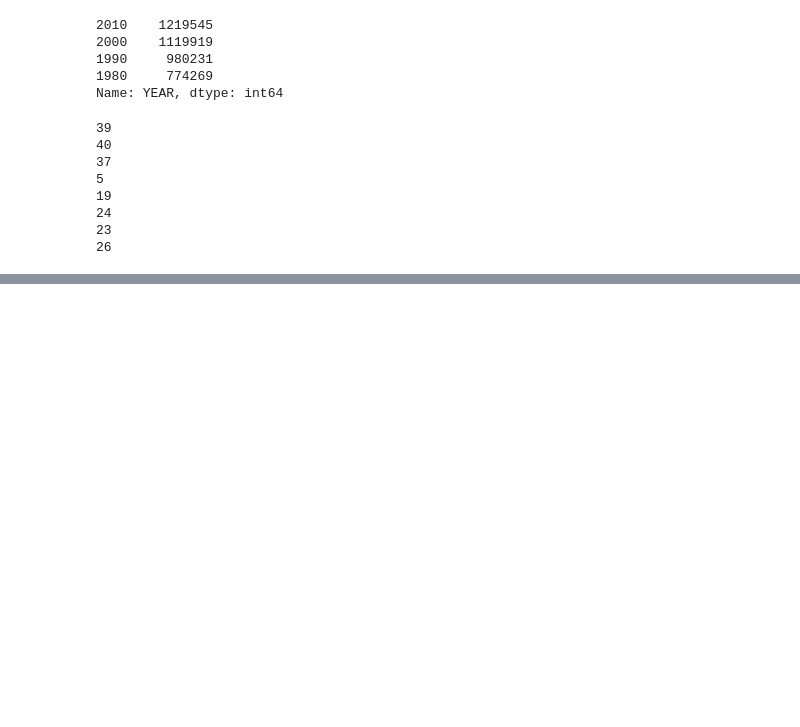
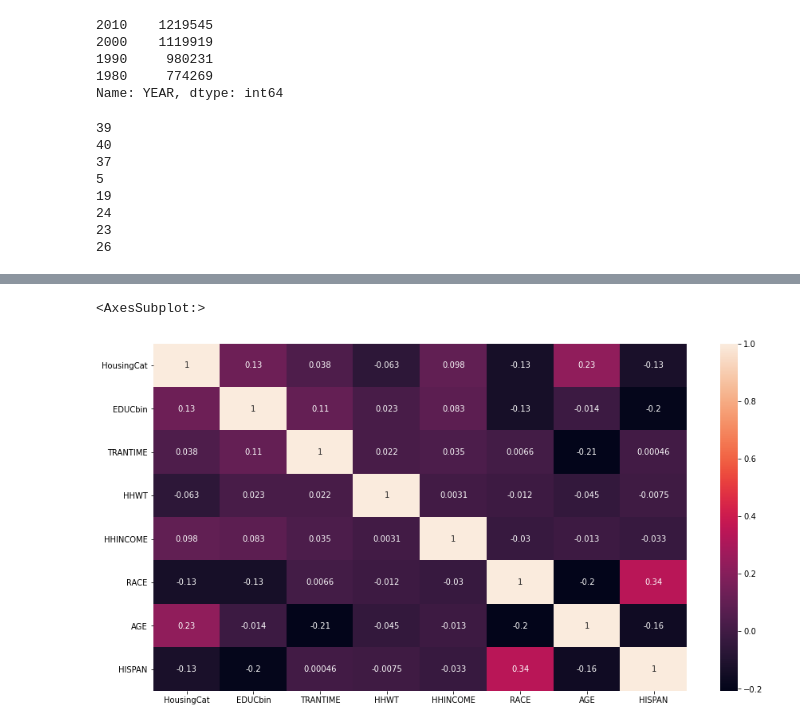
Before and after one commit to aren-kab/CDI-Capstone, a Jupyter notebook: MultiYearClust.ipynb, the cells around one changed output, grey strips where cells are left out. Cells and saved outputs as stored; diff of their text form; code cells hidden in the pictures; blank space fills up the shorter version.

```diff
--- a/MultiYearClust.ipynb
+++ b/MultiYearClust.ipynb
@@ -266,0 +245,8 @@ sns.heatmap(Xcorr80.corr(), annot = True)
+# %%
+kmeans = KMeans(n_clusters = 5, init = 'k-means++', random_state = 42)
+kmeans.fit(dfX00.iloc[:,0:3])
+X00fin = scaler.inverse_transform(dfX00)
+dfX00fin = pd.DataFrame(X00fin, columns=['HousingCat','EDUCbin','TRANTIME','HHWT','HHINCOME','RACE','AGE','HISPAN'])
+dfX00fin['labels'] = kmeans.labels_
+cluster_sum00 = dfX00fin.groupby(by = 'labels').mean()
+cluster_sum00.head(5)
@@ -266,0 +261,7 @@ sns.heatmap(Xcorr80.corr(), annot = True)
+# %%
+Xcorr00=dfX00fin.iloc[:, [0,1,2,3,4,5,6,7]]
+plt.subplots(figsize=(15,8))
+sns.heatmap(Xcorr00.corr(), annot = True)
+# %% [output]
+<AxesSubplot:>
+[figure, added]
```
Also changed, not shown: parts of 31 cells of this notebook.
